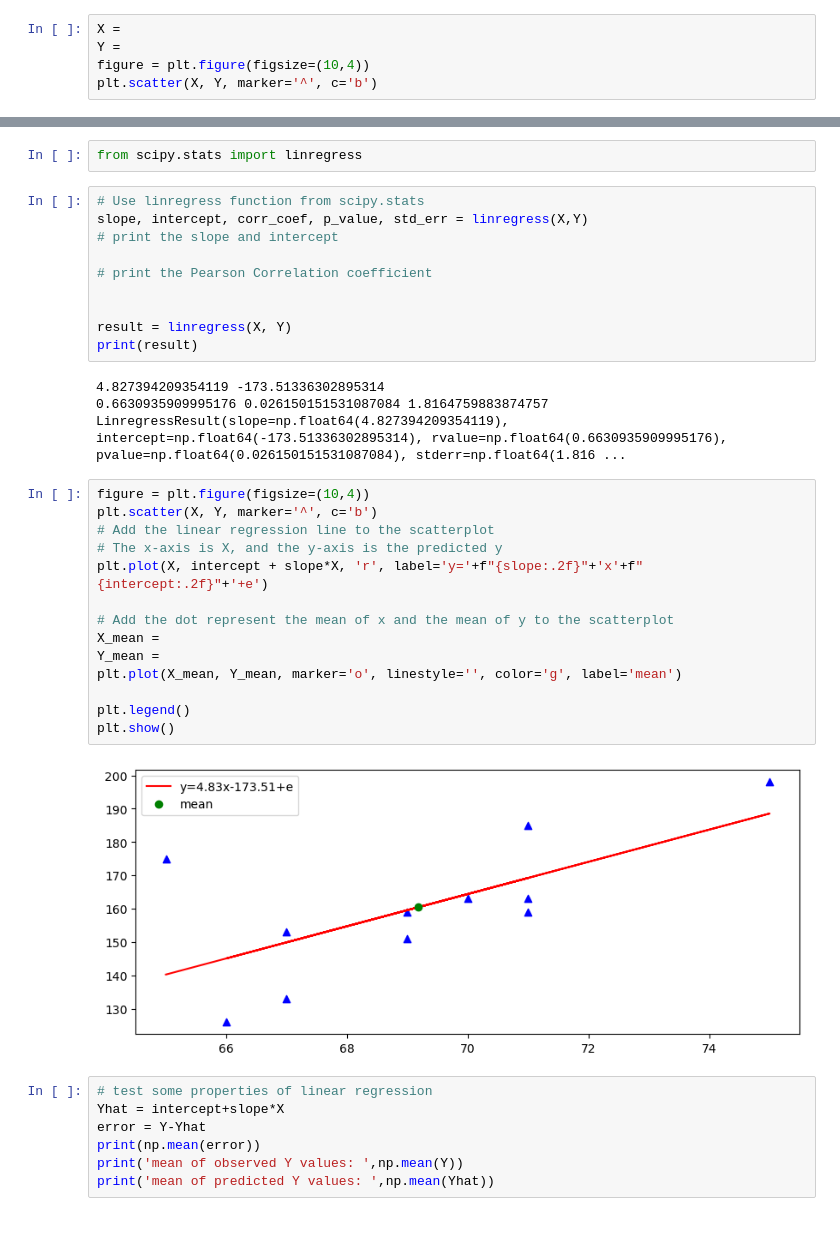
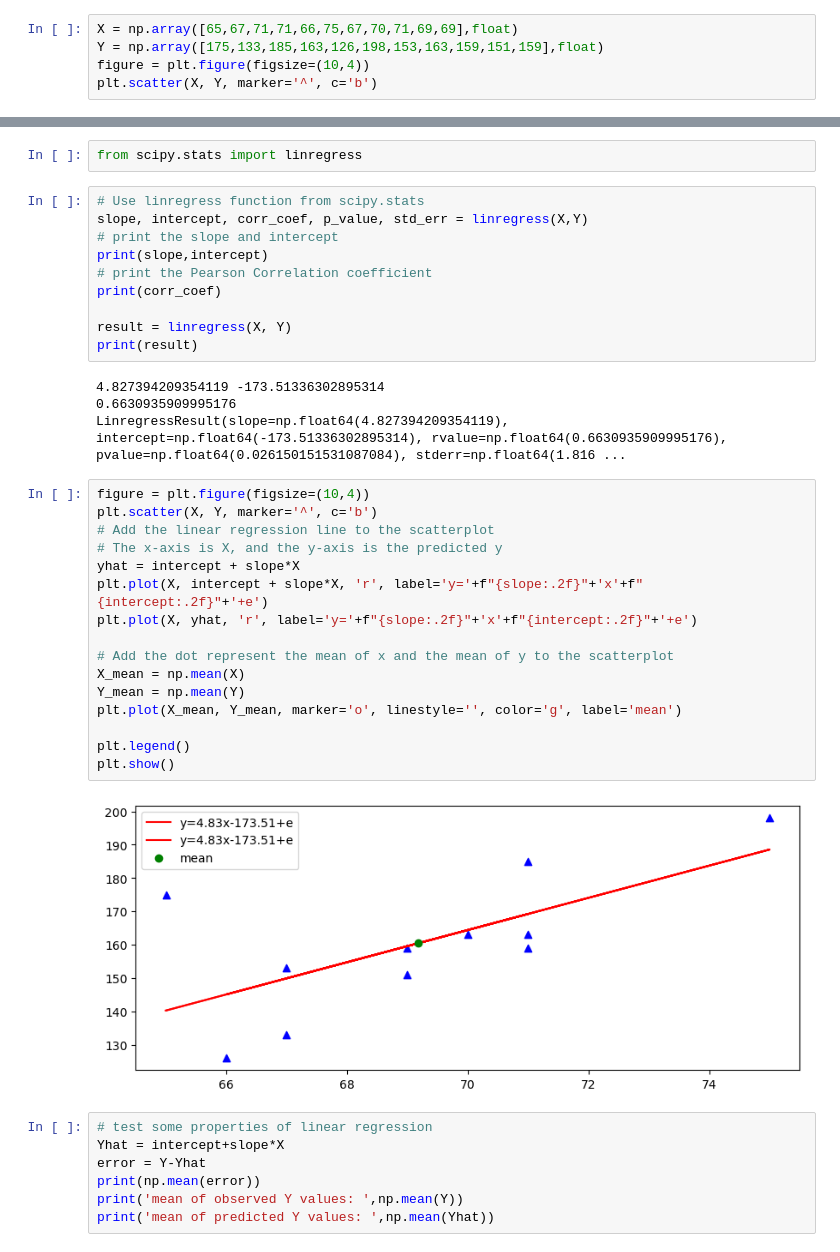
Before and after one commit to ZhengWinnieWu/course_statistics, a Jupyter notebook: unit3/linear_regression.ipynb, the cells around one changed output, grey strips where cells are left out. Saved outputs shown, nothing was run; the diff lists cells and outputs as text.

```diff
--- a/unit3/linear_regression.ipynb
+++ b/unit3/linear_regression.ipynb
@@ -22,7 +22,7 @@ from mpl_toolkits.axes_grid1 import make_axes_locatable
 
 <span style="font-size: 24px; color: red; font-weight: bold;">How can we define numpy arrays for first and exam scores? Hint: use np.array.</span>
 # %%
-X =
-Y =
+X = np.array([65,67,71,71,66,75,67,70,71,69,69],float)
+Y = np.array([175,133,185,163,126,198,153,163,159,151,159],float)
 figure = plt.figure(figsize=(10,4))
 plt.scatter(X, Y, marker='^', c='b')
@@ -85,32 +102,34 @@ from scipy.stats import linregress
 # Use linregress function from scipy.stats
 slope, intercept, corr_coef, p_value, std_err = linregress(X,Y)
 # print the slope and intercept
-
+print(slope,intercept)
 # print the Pearson Correlation coefficient
-
+print(corr_coef)
 
 result = linregress(X, Y)
 print(result)
 # %% [output]
 4.827394209354119 -173.51336302895314
-0.6630935909995176 0.026150151531087084 1.8164759883874757
+0.6630935909995176
 LinregressResult(slope=np.float64(4.827394209354119), intercept=np.float64(-173.51336302895314), rvalue=np.float64(0.6630935909995176), pvalue=np.float64(0.026150151531087084), stderr=np.float64(1.816 ...
 # %%
 figure = plt.figure(figsize=(10,4))
 plt.scatter(X, Y, marker='^', c='b')
 # Add the linear regression line to the scatterplot
 # The x-axis is X, and the y-axis is the predicted y
+yhat = intercept + slope*X
 plt.plot(X, intercept + slope*X, 'r', label='y='+f"{slope:.2f}"+'x'+f"{intercept:.2f}"+'+e')
+plt.plot(X, yhat, 'r', label='y='+f"{slope:.2f}"+'x'+f"{intercept:.2f}"+'+e')
 
 # Add the dot represent the mean of x and the mean of y to the scatterplot
-X_mean =
-Y_mean =
+X_mean = np.mean(X)
+Y_mean = np.mean(Y)
 plt.plot(X_mean, Y_mean, marker='o', linestyle='', color='g', label='mean')
 
 plt.legend()
 plt.show()
 # %% [output]
-[figure, old version]
+[figure, new version]
 # %%
 # test some properties of linear regression
 Yhat = intercept+slope*X
```
Also changed, not shown: parts of 13 cells of this notebook.
